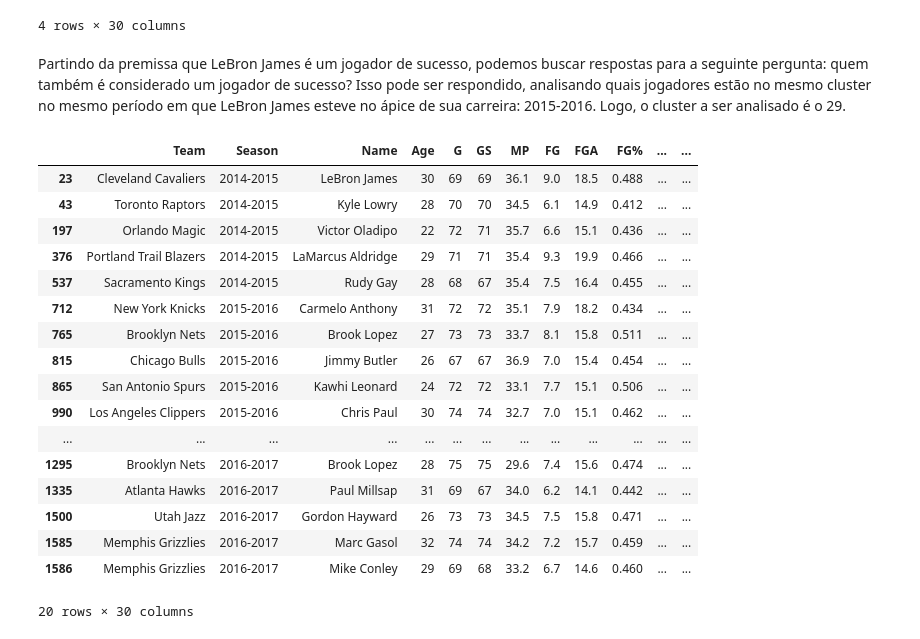
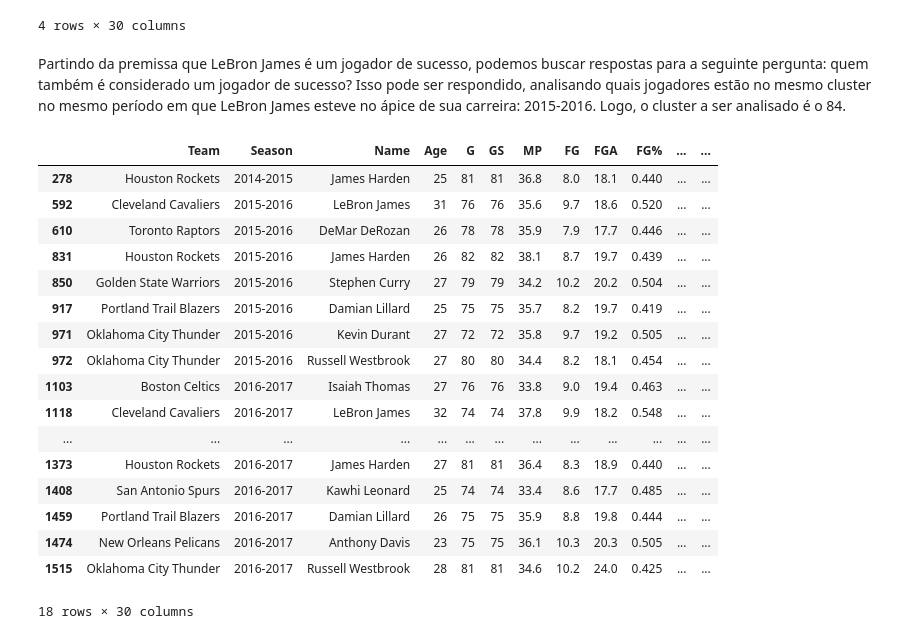
Before and after one commit to if1015-datascience-ufpe/2017-2-projeto-crp3-bvcl-plal, a Jupyter notebook: player clustering.ipynb, the cells around one changed output. Saved outputs shown, nothing was run; the diff lists cells and outputs as text; code cells hidden in the pictures.

Commit message:
adds some player clustering analysis

```diff
--- a/player clustering.ipynb
+++ b/player clustering.ipynb
@@ -55,25 +55,25 @@ df_final_full[df_final_full['Name'] == 'LeBron James']
 | 1660 | Cleveland Cavaliers | 2017-2018 | LeBron James | 33 | 25 | 25 | 37.2 | 11.0 | 18.7 | 0.587 | ... | ... |
 4 rows × 30 columns
 # %% [markdown]
-Partindo da premissa que LeBron James é um jogador de sucesso, podemos buscar respostas para a seguinte pergunta: quem também é considerado um jogador de sucesso? Isso pode ser respondido, analisando quais jogadores estão no mesmo cluster no mesmo período em que LeBron James esteve no ápice de sua carreira: 2015-2016. Logo, o cluster a ser analisado é o 29.
+Partindo da premissa que LeBron James é um jogador de sucesso, podemos buscar respostas para a seguinte pergunta: quem também é considerado um jogador de sucesso? Isso pode ser respondido, analisando quais jogadores estão no mesmo cluster no mesmo período em que LeBron James esteve no ápice de sua carreira: 2015-2016. Logo, o cluster a ser analisado é o 84.
 # %%
-df_final_full[df_final_full['Cluster'] == 29]
+df_final_full[df_final_full['Cluster'] == 84]
 # %% [output]
 |  | Team | Season | Name | Age | G | GS | MP | FG | FGA | FG% | ... | ... |
-| 23 | Cleveland Cavaliers | 2014-2015 | LeBron James | 30 | 69 | 69 | 36.1 | 9.0 | 18.5 | 0.488 | ... | ... |
-| 43 | Toronto Raptors | 2014-2015 | Kyle Lowry | 28 | 70 | 70 | 34.5 | 6.1 | 14.9 | 0.412 | ... | ... |
-| 197 | Orlando Magic | 2014-2015 | Victor Oladipo | 22 | 72 | 71 | 35.7 | 6.6 | 15.1 | 0.436 | ... | ... |
-| 376 | Portland Trail Blazers | 2014-2015 | LaMarcus Aldridge | 29 | 71 | 71 | 35.4 | 9.3 | 19.9 | 0.466 | ... | ... |
-| 537 | Sacramento Kings | 2014-2015 | Rudy Gay | 28 | 68 | 67 | 35.4 | 7.5 | 16.4 | 0.455 | ... | ... |
-| 712 | New York Knicks | 2015-2016 | Carmelo Anthony | 31 | 72 | 72 | 35.1 | 7.9 | 18.2 | 0.434 | ... | ... |
-| 765 | Brooklyn Nets | 2015-2016 | Brook Lopez | 27 | 73 | 73 | 33.7 | 8.1 | 15.8 | 0.511 | ... | ... |
-| 815 | Chicago Bulls | 2015-2016 | Jimmy Butler | 26 | 67 | 67 | 36.9 | 7.0 | 15.4 | 0.454 | ... | ... |
-| 865 | San Antonio Spurs | 2015-2016 | Kawhi Leonard | 24 | 72 | 72 | 33.1 | 7.7 | 15.1 | 0.506 | ... | ... |
-| 990 | Los Angeles Clippers | 2015-2016 | Chris Paul | 30 | 74 | 74 | 32.7 | 7.0 | 15.1 | 0.462 | ... | ... |
+| 278 | Houston Rockets | 2014-2015 | James Harden | 25 | 81 | 81 | 36.8 | 8.0 | 18.1 | 0.440 | ... | ... |
+| 592 | Cleveland Cavaliers | 2015-2016 | LeBron James | 31 | 76 | 76 | 35.6 | 9.7 | 18.6 | 0.520 | ... | ... |
+| 610 | Toronto Raptors | 2015-2016 | DeMar DeRozan | 26 | 78 | 78 | 35.9 | 7.9 | 17.7 | 0.446 | ... | ... |
+| 831 | Houston Rockets | 2015-2016 | James Harden | 26 | 82 | 82 | 38.1 | 8.7 | 19.7 | 0.439 | ... | ... |
+| 850 | Golden State Warriors | 2015-2016 | Stephen Curry | 27 | 79 | 79 | 34.2 | 10.2 | 20.2 | 0.504 | ... | ... |
+| 917 | Portland Trail Blazers | 2015-2016 | Damian Lillard | 25 | 75 | 75 | 35.7 | 8.2 | 19.7 | 0.419 | ... | ... |
+| 971 | Oklahoma City Thunder | 2015-2016 | Kevin Durant | 27 | 72 | 72 | 35.8 | 9.7 | 19.2 | 0.505 | ... | ... |
+| 972 | Oklahoma City Thunder | 2015-2016 | Russell Westbrook | 27 | 80 | 80 | 34.4 | 8.2 | 18.1 | 0.454 | ... | ... |
+| 1103 | Boston Celtics | 2016-2017 | Isaiah Thomas | 27 | 76 | 76 | 33.8 | 9.0 | 19.4 | 0.463 | ... | ... |
+| 1118 | Cleveland Cavaliers | 2016-2017 | LeBron James | 32 | 74 | 74 | 37.8 | 9.9 | 18.2 | 0.548 | ... | ... |
 | ... | ... | ... | ... | ... | ... | ... | ... | ... | ... | ... | ... | ... |
-| 1295 | Brooklyn Nets | 2016-2017 | Brook Lopez | 28 | 75 | 75 | 29.6 | 7.4 | 15.6 | 0.474 | ... | ... |
-| 1335 | Atlanta Hawks | 2016-2017 | Paul Millsap | 31 | 69 | 67 | 34.0 | 6.2 | 14.1 | 0.442 | ... | ... |
-| 1500 | Utah Jazz | 2016-2017 | Gordon Hayward | 26 | 73 | 73 | 34.5 | 7.5 | 15.8 | 0.471 | ... | ... |
-| 1585 | Memphis Grizzlies | 2016-2017 | Marc Gasol | 32 | 74 | 74 | 34.2 | 7.2 | 15.7 | 0.459 | ... | ... |
-| 1586 | Memphis Grizzlies | 2016-2017 | Mike Conley | 29 | 69 | 68 | 33.2 | 6.7 | 14.6 | 0.460 | ... | ... |
+| 1373 | Houston Rockets | 2016-2017 | James Harden | 27 | 81 | 81 | 36.4 | 8.3 | 18.9 | 0.440 | ... | ... |
+| 1408 | San Antonio Spurs | 2016-2017 | Kawhi Leonard | 25 | 74 | 74 | 33.4 | 8.6 | 17.7 | 0.485 | ... | ... |
+| 1459 | Portland Trail Blazers | 2016-2017 | Damian Lillard | 26 | 75 | 75 | 35.9 | 8.8 | 19.8 | 0.444 | ... | ... |
+| 1474 | New Orleans Pelicans | 2016-2017 | Anthony Davis | 23 | 75 | 75 | 36.1 | 10.3 | 20.3 | 0.505 | ... | ... |
+| 1515 | Oklahoma City Thunder | 2016-2017 | Russell Westbrook | 28 | 81 | 81 | 34.6 | 10.2 | 24.0 | 0.425 | ... | ... |
-20 rows × 30 columns
+18 rows × 30 columns
```
Also changed, not shown: parts of 9 cells of this notebook.
